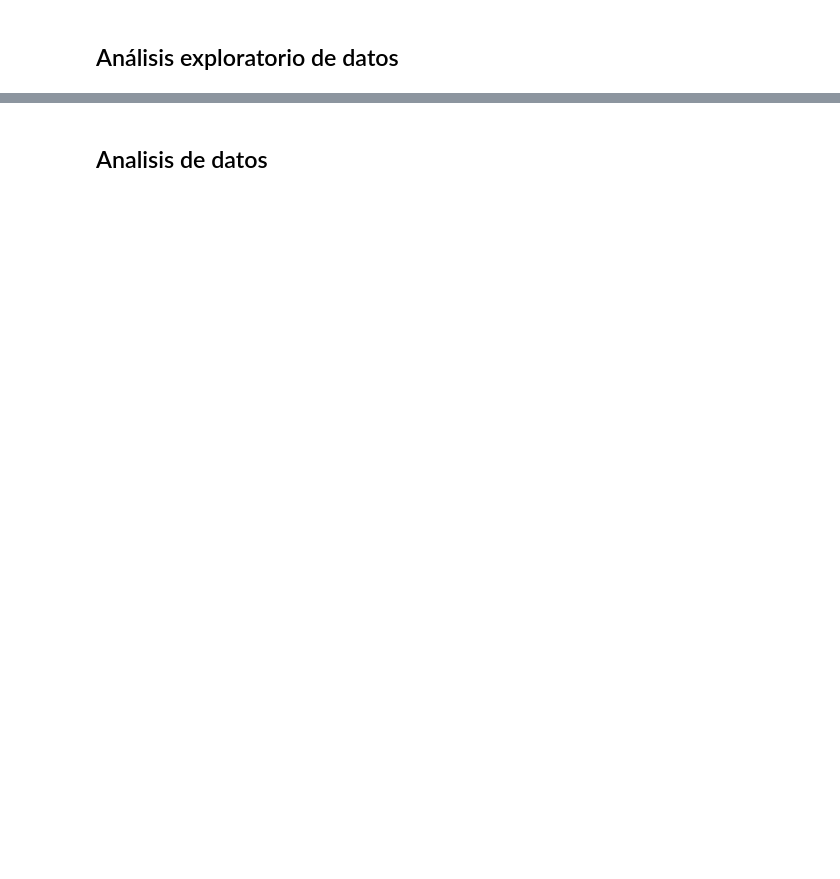
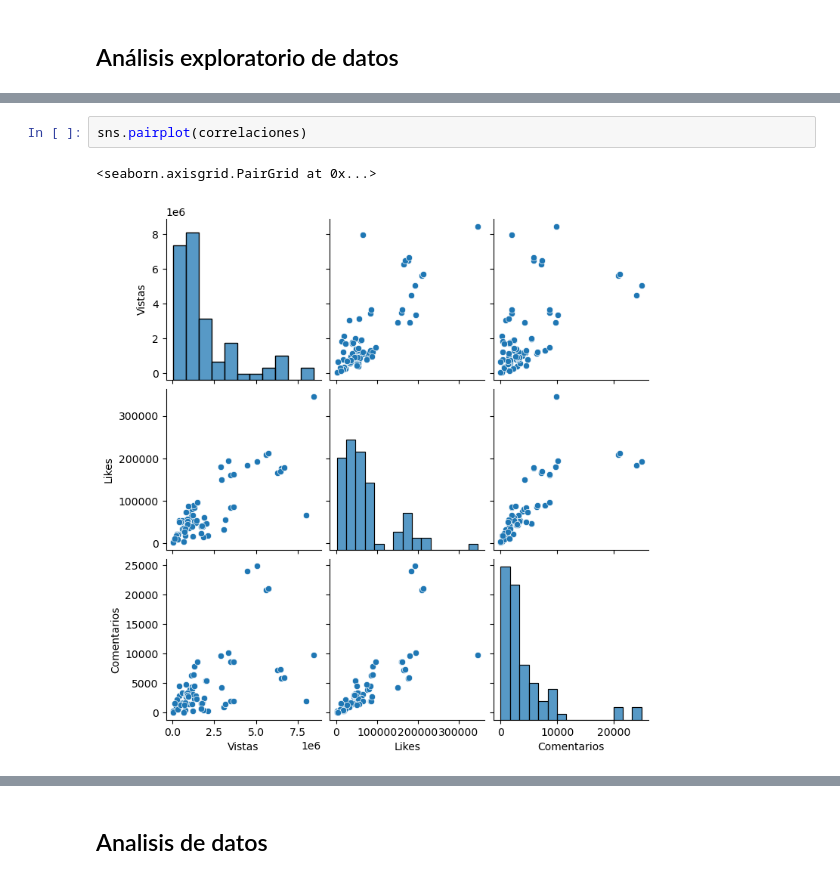
Before and after one commit to wattmoox/Proyecto_Data_Sience, a Jupyter notebook: main.ipynb, the cells around one changed output, grey strips where cells are left out. Cells and saved outputs as stored; diff of their text form; blank space fills up the shorter version.

```diff
--- a/main.ipynb
+++ b/main.ipynb
@@ -94,0 +103,5 @@ df_csv
+# %%
+sns.pairplot(correlaciones)
+# %% [output]
+<seaborn.axisgrid.PairGrid at 0x...>
+[figure, added]
```
Also changed, not shown: parts of 19 cells of this notebook, 4 other files.
